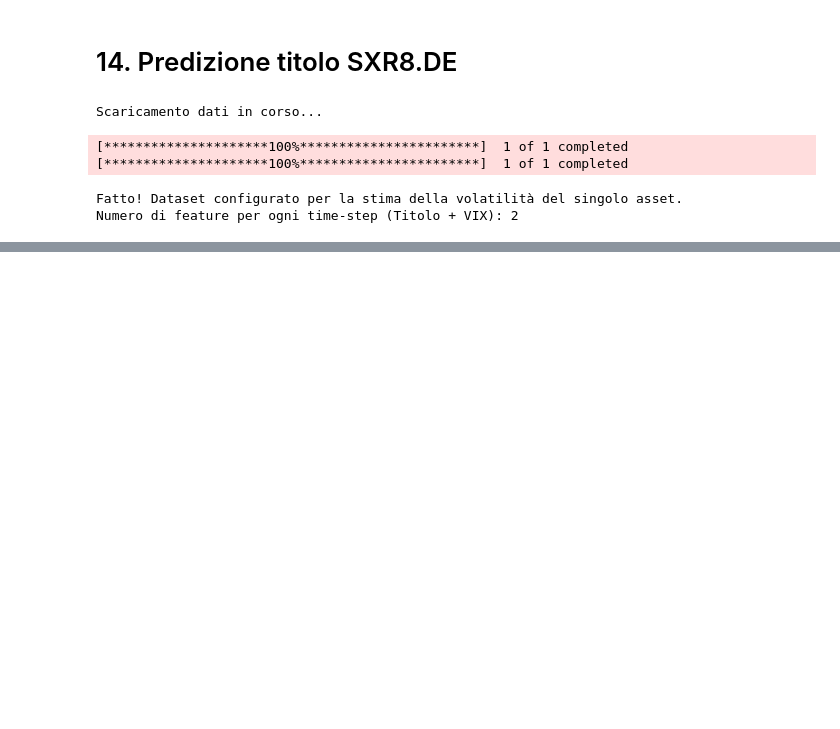
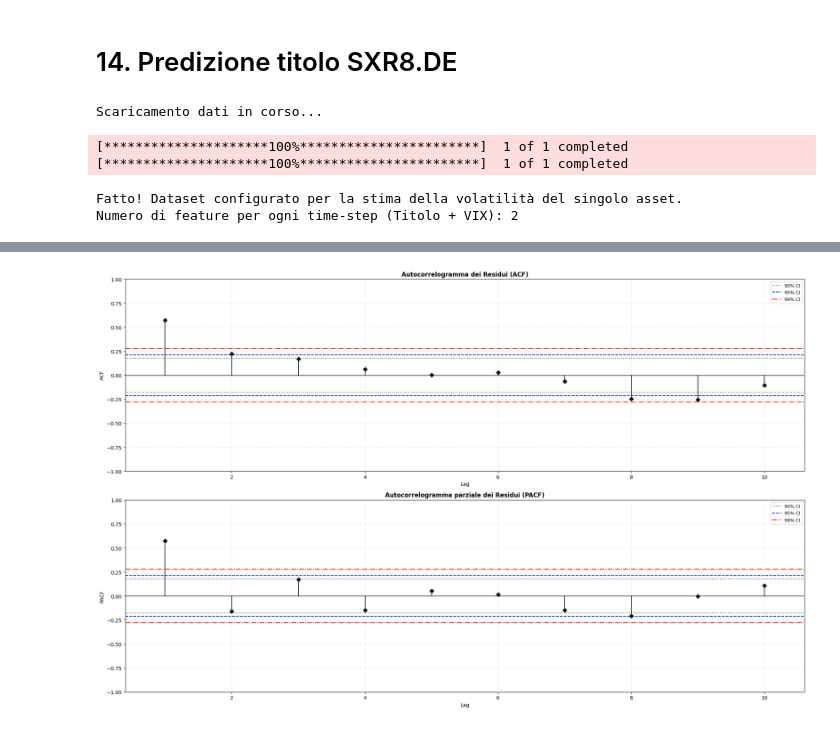
Before and after one commit to PepeFederico/Progetto_Mercati_Finanziari, a Jupyter notebook: rendimenti.ipynb, the cells around one changed output, grey strips where cells are left out. Saved outputs shown, nothing was run; the diff lists cells and outputs as text; code cells hidden in the pictures; blank space fills up the shorter version.

```diff
--- a/rendimenti.ipynb
+++ b/rendimenti.ipynb
@@ -1398,3 +1445,61 @@ Coefficiente di Determinazione (R2): 0.0725 (7.25%)
+# %%
+import numpy as np
+import pandas as pd
+import matplotlib.pyplot as plt
+import statsmodels.api as sm
+
+# 1. Calcolo dei residui e delle funzioni di autocorrelazione
+residui = y_test_reale - y_pred_reale
+max_lags_plot = 10
+n_obs = len(residui)
+
+acf_coefs = sm.tsa.stattools.acf(residui, nlags=max_lags_plot, fft=True)[1:]
+pacf_coefs = sm.tsa.stattools.pacf(residui, nlags=max_lags_plot, method='ywm')[1:]
+lags_plot = np.arange(1, max_lags_plot + 1)
+
+# 2. Calcolo dei limiti di confidenza critici
+z_90 = 1.64485 / np.sqrt(n_obs)
+z_95 = 1.95996 / np.sqrt(n_obs)
+z_99 = 2.57583 / np.sqrt(n_obs)
+
+# 3. Configurazione del grafico affiancato
+fig, (ax1, ax2) = plt.subplots(2, 1, figsize=(20, 12.5))
+
+def applica_stile_correlogramma(ax, coefs, titolo, y_label):
+    # Linea dello zero
+    ax.axhline(0, color='black', linestyle='-', linewidth=1)
+
+    # Linee di confidenza simmetriche
+    ax.axhline(z_90, color='green', linestyle=':', label='90% CI')
+    ax.axhline(-z_90, color='green', linestyle=':')
+    ax.axhline(z_95, color='blue', linestyle='--', label='95% CI')
+    ax.axhline(-z_95, color='blue', linestyle='--')
+    ax.axhline(z_99, color='red', linestyle='-.', label='99% CI')
+    ax.axhline(-z_99, color='red', linestyle='-.')
+
+    # Disegno dei lag con i rombi neri
+    for l, c in zip(lags_plot, coefs):
+        ax.plot([l, l], [0, c], color='black', linewidth=1.2)
+    ax.scatter(lags_plot, coefs, color='black', marker='D', s=35, zorder=3)
+
+    # Formattazione assi e griglie
+    ax.set_title(titolo, fontsize=12, fontweight='bold')
+    ax.set_xlabel('Lag')
+    ax.set_ylabel(y_label)
+    ax.set_xlim(0.4, max_lags_plot + 0.6)
+    ax.set_ylim(-1.0, 1.0)
+    ax.set_xticks(np.arange(2, max_lags_plot + 1, 2))
+    ax.grid(True, linestyle='--', alpha=0.3)
+    ax.legend(loc='upper right', fontsize=9)
+
+# Generazione dei due grafici personalizzati
+applica_stile_correlogramma(ax1, acf_coefs, 'Autocorrelogramma dei Residui (ACF)', 'ACF')
+applica_stile_correlogramma(ax2, pacf_coefs, 'Autocorrelogramma parziale dei Residui (PACF)', 'PACF')
+
+plt.tight_layout()
+plt.show()
+# %% [output]
+[figure, added]
 # %%
 import pandas as pd
 from statsmodels.stats.diagnostic import acorr_ljungbox
```
Also changed, not shown: parts of 14 cells of this notebook.
